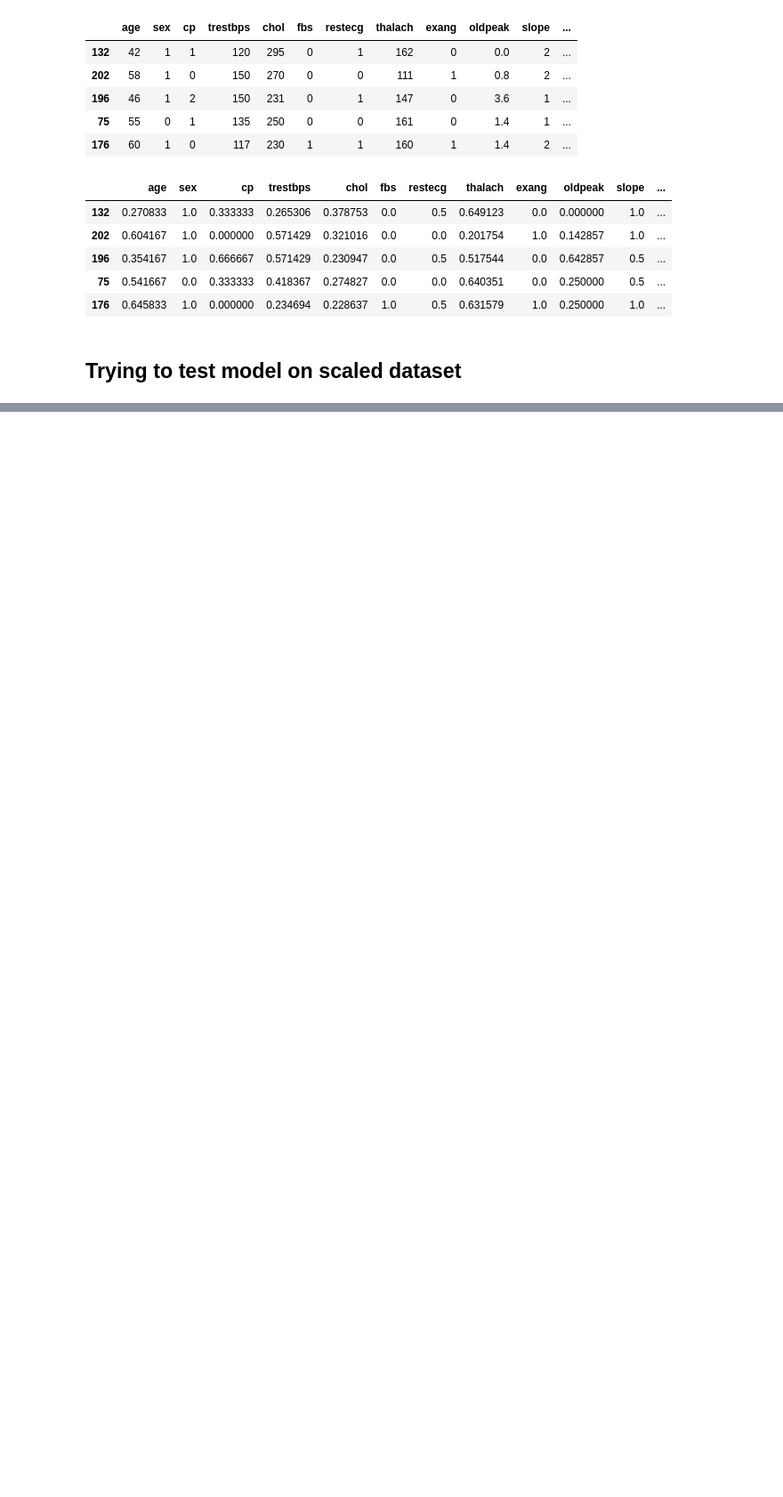
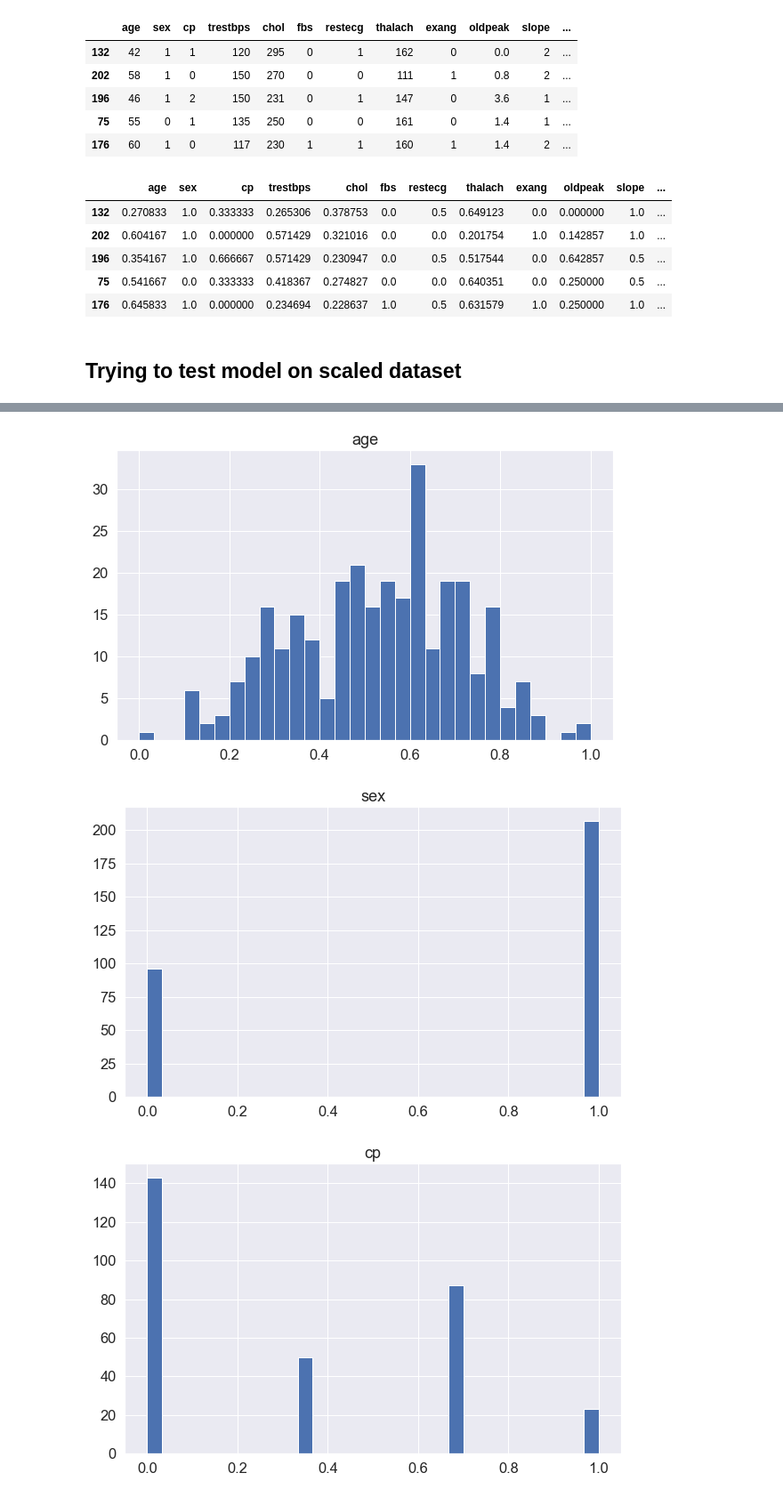
Before and after one commit to Tanishq-19/Heart-Disease-Classification, a Jupyter notebook: Heart-Disease-Classification.ipynb, the cells around one changed output, grey strips where cells are left out. Shown at 89% size. Cells and saved outputs as stored; diff of their text form; code cells hidden in the pictures; blank space fills up the shorter version.

```diff
--- a/Heart-Disease-Classification.ipynb
+++ b/Heart-Disease-Classification.ipynb
@@ -952,0 +985,9 @@ print(confusion_matrix(y_preds_scaled, y_test_scaled))
+# %%
+# Importing scaler
+from sklearn.preprocessing import MinMaxScaler
+scaler = MinMaxScaler()
+
+# Setting random seed
+np.random.seed(42)
+
+scaler.fit(df)
@@ -952,0 +1012,2 @@ print(confusion_matrix(y_preds_scaled, y_test_scaled))
+# %%
+df_minmaxscaled = pd.DataFrame(scaler.transform(df), columns=df.columns)
@@ -952,0 +1119,10 @@ print(confusion_matrix(y_preds_scaled, y_test_scaled))
+# %%
+for label, content in df_minmaxscaled.items():
+
+    df_minmaxscaled[label].hist(figsize=(10, 6), bins=30)
+    plt.title(label)
+    plt.show()
+# %% [output]
+[figure, added]
+[figure, added]
+[figure, added]
```
Also changed, not shown: parts of 57 cells of this notebook.
